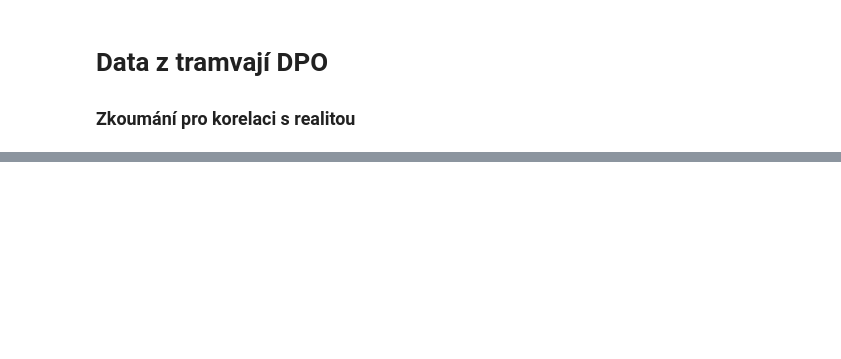
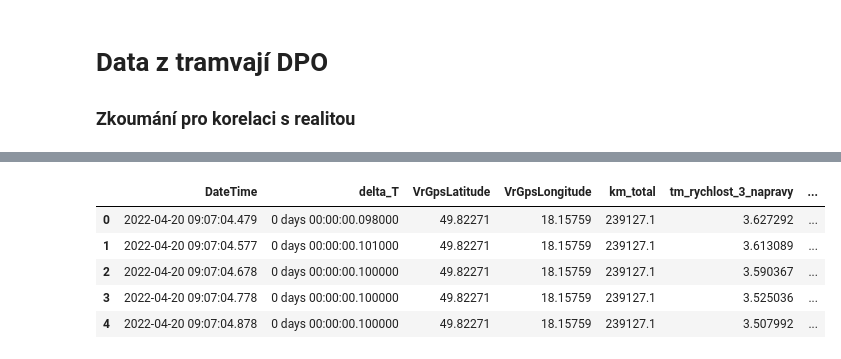
Before and after one commit to Sawy7/trainmap-consumption-api, a Jupyter notebook: tram-exploration/tram-exploration.ipynb, the cells around one changed output, grey strips where cells are left out. Cells and saved outputs as stored; diff of their text form; code cells hidden in the pictures; blank space fills up the shorter version.

```diff
--- a/tram-exploration/tram-exploration.ipynb
+++ b/tram-exploration/tram-exploration.ipynb
@@ -97,0 +144,9 @@ tram_csv_parser("../testing-data/DPO/Jízda_Poruba_Zátiší_20.04.2022/02-Vresi
+# %%
+df_important.head()
+# %% [output]
+|  | DateTime | delta_T | VrGpsLatitude | VrGpsLongitude | km_total | tm_rychlost_3_napravy | ... |
+| 0 | 2022-04-20 09:07:04.479 | 0 days 00:00:00.098000 | 49.82271 | 18.15759 | 239127.1 | 3.627292 | ... |
+| 1 | 2022-04-20 09:07:04.577 | 0 days 00:00:00.101000 | 49.82271 | 18.15759 | 239127.1 | 3.613089 | ... |
+| 2 | 2022-04-20 09:07:04.678 | 0 days 00:00:00.100000 | 49.82271 | 18.15759 | 239127.1 | 3.590367 | ... |
+| 3 | 2022-04-20 09:07:04.778 | 0 days 00:00:00.100000 | 49.82271 | 18.15759 | 239127.1 | 3.525036 | ... |
+| 4 | 2022-04-20 09:07:04.878 | 0 days 00:00:00.100000 | 49.82271 | 18.15759 | 239127.1 | 3.507992 | ... |
```
Also changed, not shown: parts of 6 cells of this notebook, 5 other files.
